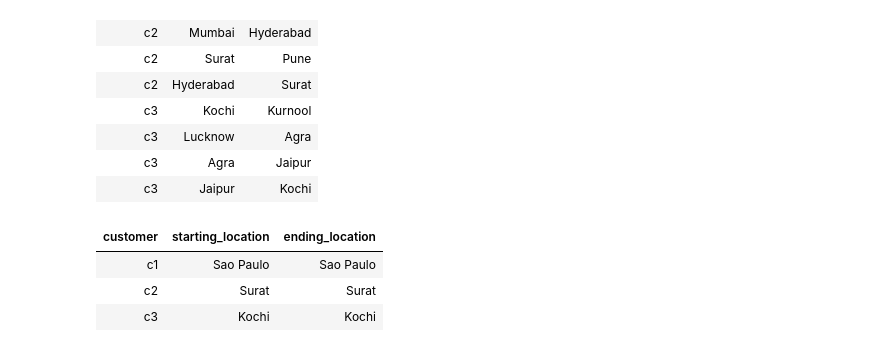
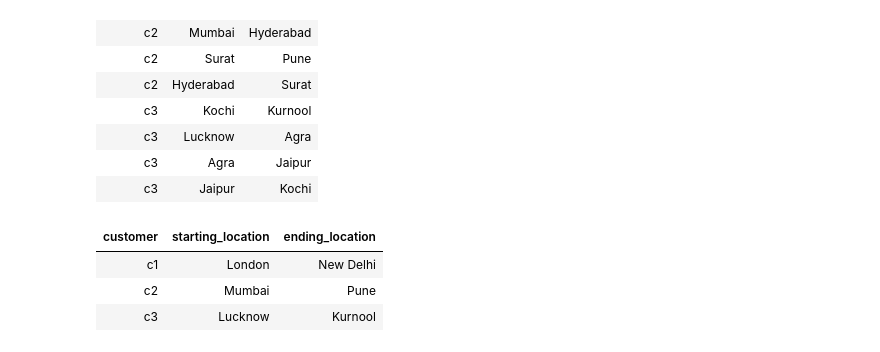
Before and after one commit to Rupam-1/SQL-Pyspark-practise_youtube, a Jupyter notebook: 07. PYSPARK - Part4.ipynb, the cells around one changed output. Cells and saved outputs as stored; diff of their text form; code cells hidden in the pictures.

```diff
--- a/07. PYSPARK - Part4.ipynb
+++ b/07. PYSPARK - Part4.ipynb
@@ -842,33 +842,33 @@ display(travel_data_df)
 # %%
 from pyspark.sql.functions import *
 
 result = (
     travel_data_df.groupBy(
         "customer"
     ).agg(
         max(
             when(
-                col("start_loc").isin(
+                ~col("start_loc").isin(
                     [row["end_loc"] for row in travel_data_df.select("end_loc").distinct().collect()]
                 ),
                 col("start_loc")
             )
         ).alias("starting_location"),
         max(
             when(
-                col("end_loc").isin(
+                ~col("end_loc").isin(
                     [row["start_loc"] for row in travel_data_df.select("start_loc").distinct().collect()]
                 ),
                 col("end_loc")
             )
         ).alias("ending_location")
     )
     .orderBy("customer")
 )
 
 display(result)
 # %% [output]
 | customer | starting_location | ending_location |
-| c1 | Sao Paulo | Sao Paulo |
-| c2 | Surat | Surat |
-| c3 | Kochi | Kochi |
+| c1 | London | New Delhi |
+| c2 | Mumbai | Pune |
+| c3 | Lucknow | Kurnool |
```
Also changed, not shown: parts of 2 cells of this notebook, 1 other file.
